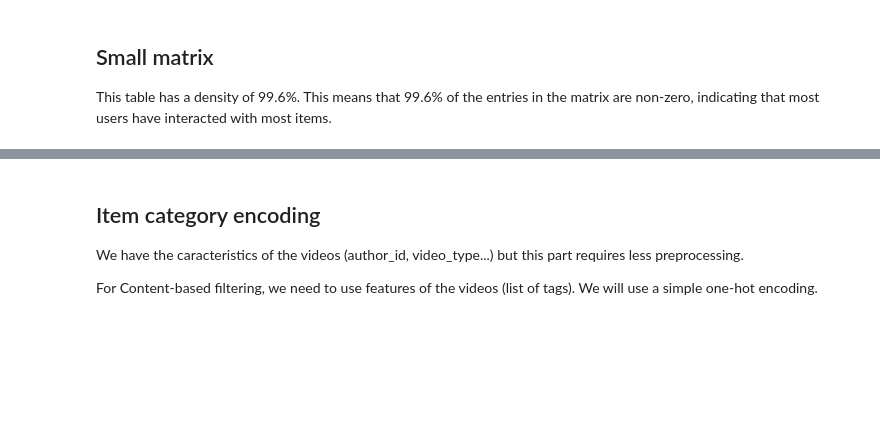
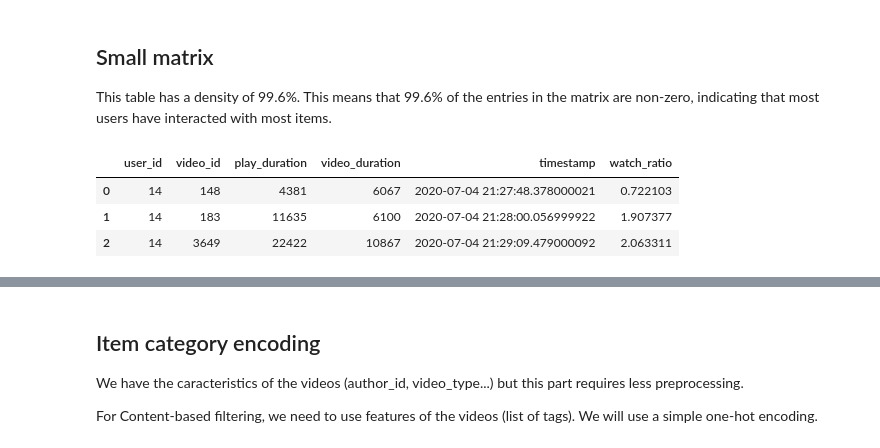
Before and after one commit to Aziz-Zeghal/FinalProject_2025_aziz.zeghal, a Jupyter notebook: models/cosine_similarity.ipynb, the cells around one changed output, grey strips where cells are left out. Saved outputs shown, nothing was run; the diff lists cells and outputs as text; code cells hidden in the pictures; blank space fills up the shorter version.

```diff
--- a/models/cosine_similarity.ipynb
+++ b/models/cosine_similarity.ipynb
@@ -54,3 +81,10 @@ This table has a density of 99.6%. This means that 99.6% of the entries in the m
 small_matrix = pd.read_csv(f"{DATA_PATH}/small_matrix.csv")
 
 small_matrix = matrix_cleanup(small_matrix)
+# %%
+small_matrix.head(3)
+# %% [output]
+|  | user_id | video_id | play_duration | video_duration | timestamp | watch_ratio |
+| 0 | 14 | 148 | 4381 | 6067 | 2020-07-04 21:27:48.378000021 | 0.722103 |
+| 1 | 14 | 183 | 11635 | 6100 | 2020-07-04 21:28:00.056999922 | 1.907377 |
+| 2 | 14 | 3649 | 22422 | 10867 | 2020-07-04 21:29:09.479000092 | 2.063311 |
```
Also changed, not shown: parts of 21 cells of this notebook.
